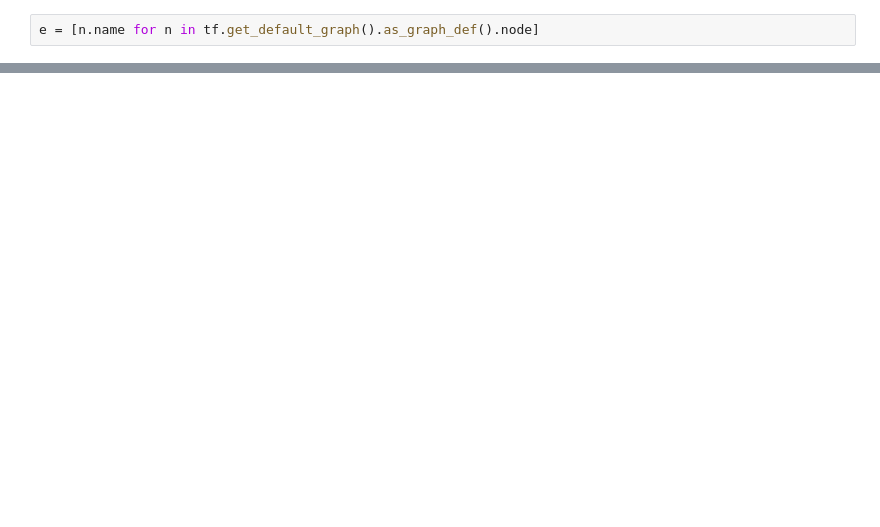
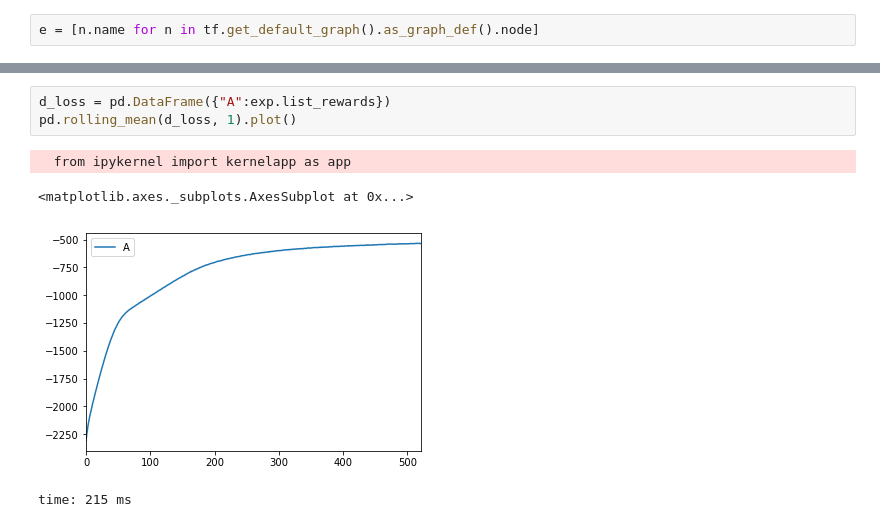
Before and after one commit to Gabriel-Ducrocq/LearningCommunicate, a Jupyter notebook: LearningCom.ipynb, the cells around one changed output, grey strips where cells are left out. Drawn from its saved outputs; the diff is of its cells as text; blank space fills up the shorter version.

```diff
--- a/LearningCom.ipynb
+++ b/LearningCom.ipynb
@@ -659,0 +770,8 @@ time: 2.46 ms
+# %%
+d_loss = pd.DataFrame({"A":exp.list_rewards})
+pd.rolling_mean(d_loss, 1).plot()
+# %% [output]
+  from ipykernel import kernelapp as app
+<matplotlib.axes._subplots.AxesSubplot at 0x...>
+[figure, added]
+time: 215 ms
```
Also changed, not shown: parts of 25 cells of this notebook, 4 other files.
